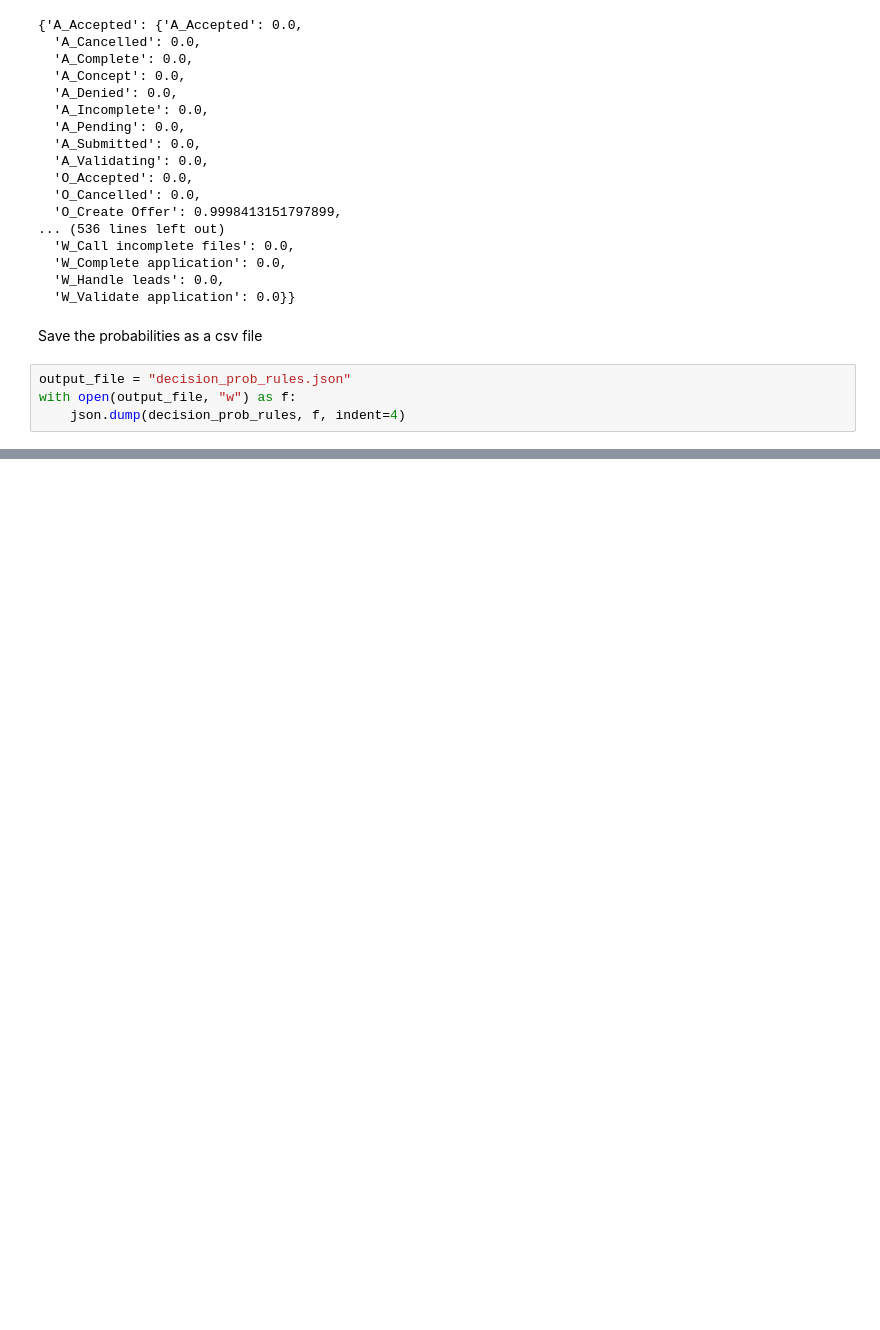
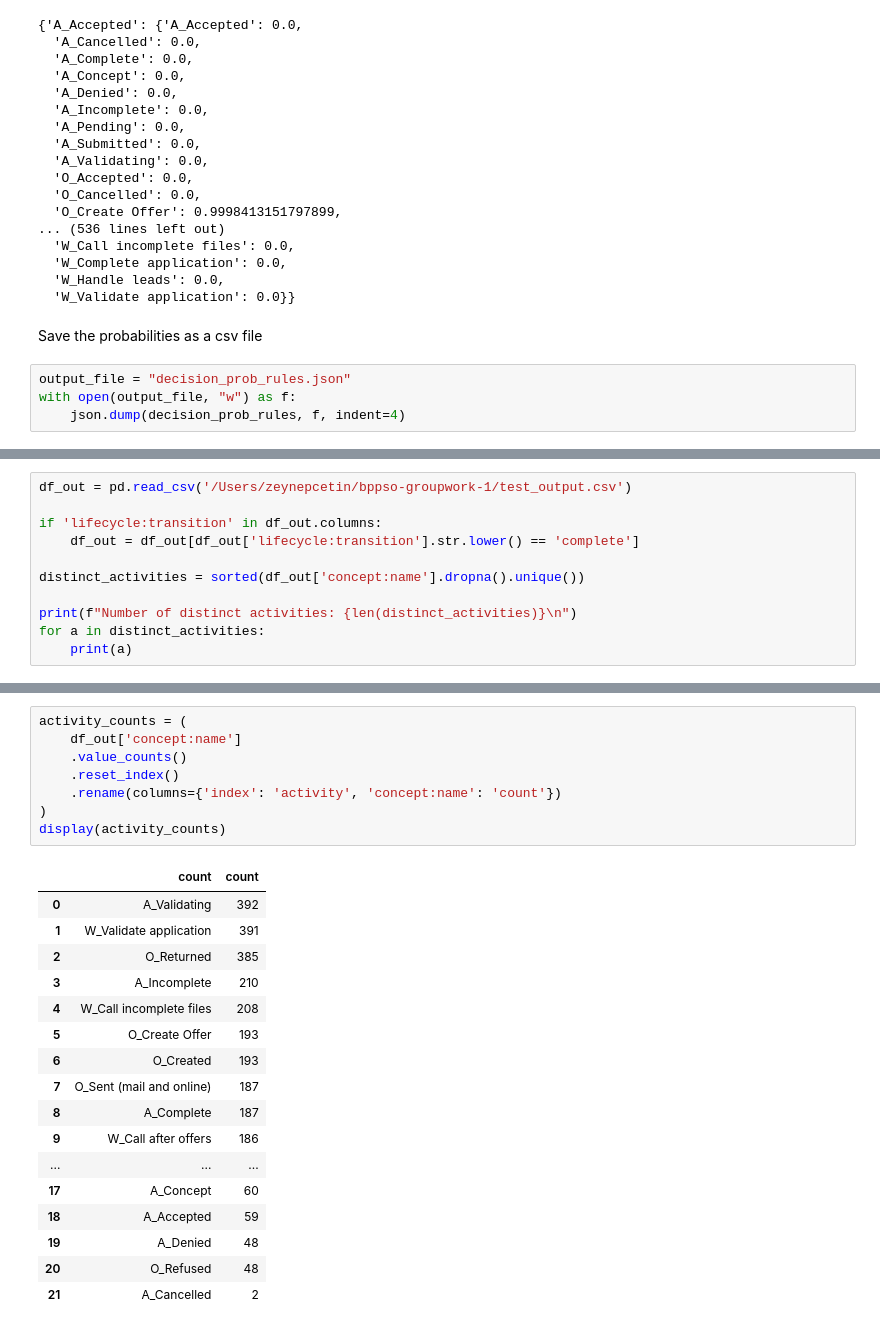
Before and after one commit to mbrieg/bppso-groupwork, a Jupyter notebook: decision_analysis/probabilities.ipynb, the cells around one changed output, grey strips where cells are left out. Cells and saved outputs as stored; diff of their text form; blank space fills up the shorter version.

```diff
--- a/decision_analysis/probabilities.ipynb
+++ b/decision_analysis/probabilities.ipynb
@@ -201,0 +271,11 @@ with open(output_file, "w") as f:
+# %%
+df_out = pd.read_csv('/Users/zeynepcetin/bppso-groupwork-1/test_output.csv')
+
+if 'lifecycle:transition' in df_out.columns:
+    df_out = df_out[df_out['lifecycle:transition'].str.lower() == 'complete']
+
+distinct_activities = sorted(df_out['concept:name'].dropna().unique())
+
+print(f"Number of distinct activities: {len(distinct_activities)}\n")
+for a in distinct_activities:
+    print(a)
@@ -201,0 +300,26 @@ with open(output_file, "w") as f:
+# %%
+activity_counts = (
+    df_out['concept:name']
+    .value_counts()
+    .reset_index()
+    .rename(columns={'index': 'activity', 'concept:name': 'count'})
+)
+display(activity_counts)
+# %% [output]
+|  | count | count |
+| 0 | A_Validating | 392 |
+| 1 | W_Validate application | 391 |
+| 2 | O_Returned | 385 |
+| 3 | A_Incomplete | 210 |
+| 4 | W_Call incomplete files | 208 |
+| 5 | O_Create Offer | 193 |
+| 6 | O_Created | 193 |
+| 7 | O_Sent (mail and online) | 187 |
+| 8 | A_Complete | 187 |
+| 9 | W_Call after offers | 186 |
+| ... | ... | ... |
+| 17 | A_Concept | 60 |
+| 18 | A_Accepted | 59 |
+| 19 | A_Denied | 48 |
+| 20 | O_Refused | 48 |
+| 21 | A_Cancelled | 2 |
```
Also changed, not shown: parts of 5 cells of this notebook, 4 other files.
